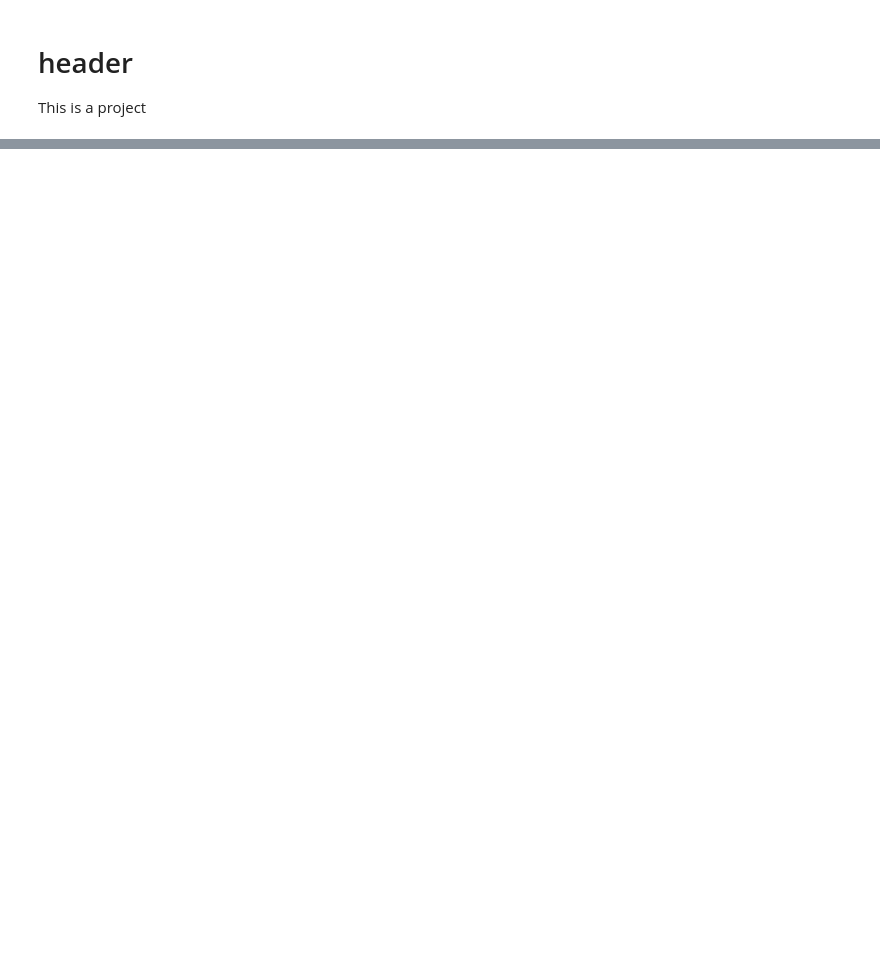
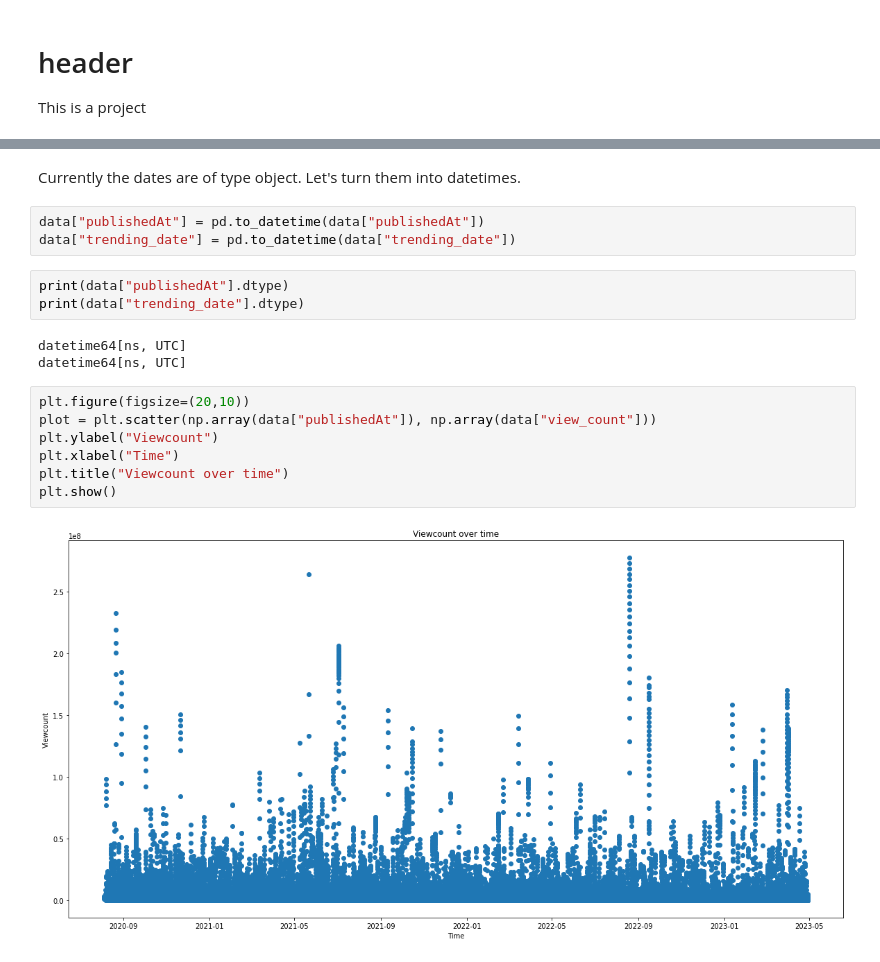
Before and after one commit to sbeven/sbeven.github.io, a Jupyter notebook: Final tutorial.ipynb, the cells around one changed output, grey strips where cells are left out. Cells and saved outputs as stored; diff of their text form; blank space fills up the shorter version.

Commit message:
graph early cleanup and viz

```diff
--- a/Final tutorial.ipynb
+++ b/Final tutorial.ipynb
@@ -21,0 +44,20 @@ data
+# %% [markdown]
+Currently the dates are of type object. Let's turn them into datetimes.
+# %%
+data["publishedAt"] = pd.to_datetime(data["publishedAt"])
+data["trending_date"] = pd.to_datetime(data["trending_date"])
+# %%
+print(data["publishedAt"].dtype)
+print(data["trending_date"].dtype)
+# %% [output]
+datetime64[ns, UTC]
+datetime64[ns, UTC]
+# %%
+plt.figure(figsize=(20,10))
+plot = plt.scatter(np.array(data["publishedAt"]), np.array(data["view_count"]))
+plt.ylabel("Viewcount")
+plt.xlabel("Time")
+plt.title("Viewcount over time")
+plt.show()
+# %% [output]
+[figure, added]
```
Also changed, not shown: parts of 2 cells of this notebook.
